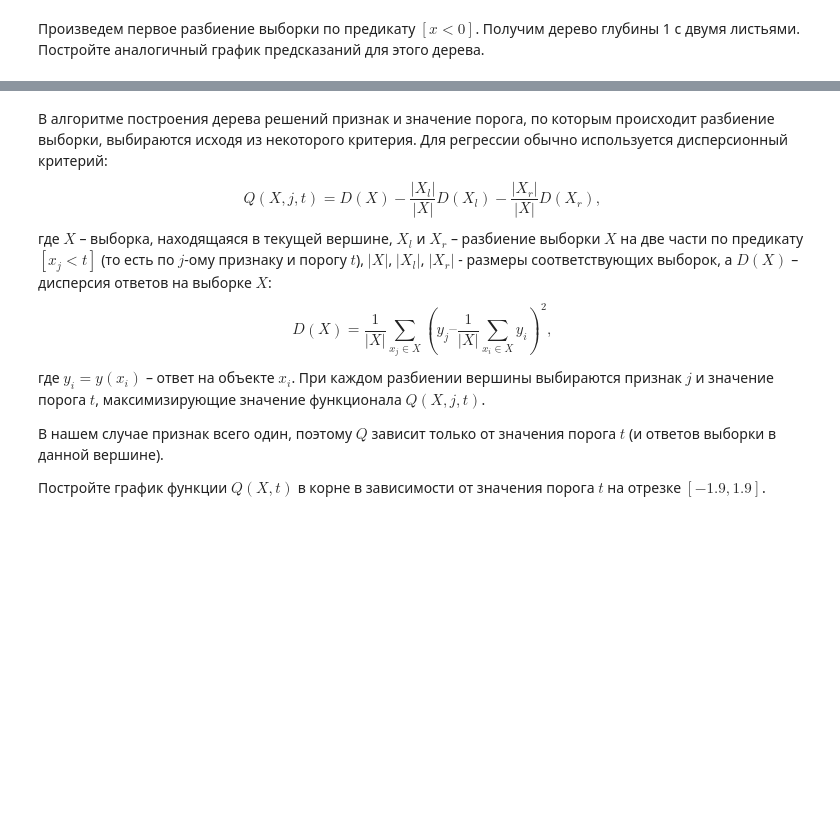
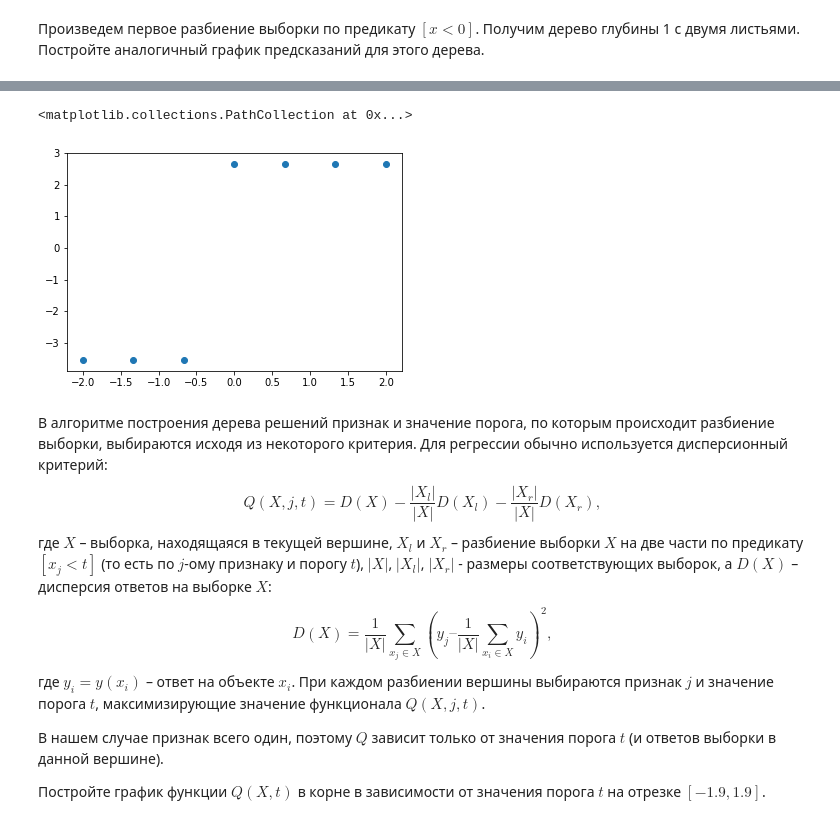
Before and after one commit to vlavrik/mlcourse_open, a Jupyter notebook: jupyter_russian/homeworks/hw3_session3_decision_trees.ipynb, the cells around one changed output, grey strips where cells are left out. Saved outputs shown, nothing was run; the diff lists cells and outputs as text; code cells hidden in the pictures; blank space fills up the shorter version.

```diff
--- a/jupyter_russian/homeworks/hw3_session3_decision_trees.ipynb
+++ b/jupyter_russian/homeworks/hw3_session3_decision_trees.ipynb
@@ -42,0 +44,3 @@ plt.ylabel(r'$y$');
+# %%
+depth_1= np.array([np.mean(y[0:3]), np.mean(y[3:])])
+print(depth_1)
@@ -42,0 +49,7 @@ plt.ylabel(r'$y$');
+# %%
+depth_1_list = list()
+for i in range(len(X)):
+    if i <3:
+        depth_1_list.append(depth_1[0])
+    else:
+        depth_1_list.append(depth_1[1])
@@ -43,3 +66,8 @@ plt.ylabel(r'$y$');
+# %%
+plt.scatter(X, depth_1_list )
+# %% [output]
+<matplotlib.collections.PathCollection at 0x...>
+[figure, added]
 # %% [markdown]
 В алгоритме построения дерева решений признак и значение порога, по которым происходит разбиение выборки, выбираются исходя из некоторого критерия. Для регрессии обычно используется дисперсионный критерий:
 $$Q(X, j, t) = D(X) - \dfrac{|X_l|}{|X|} D(X_l) - \dfrac{|X_r|}{|X|} D(X_r),$$
```
Also changed, not shown: parts of 6 cells of this notebook.
